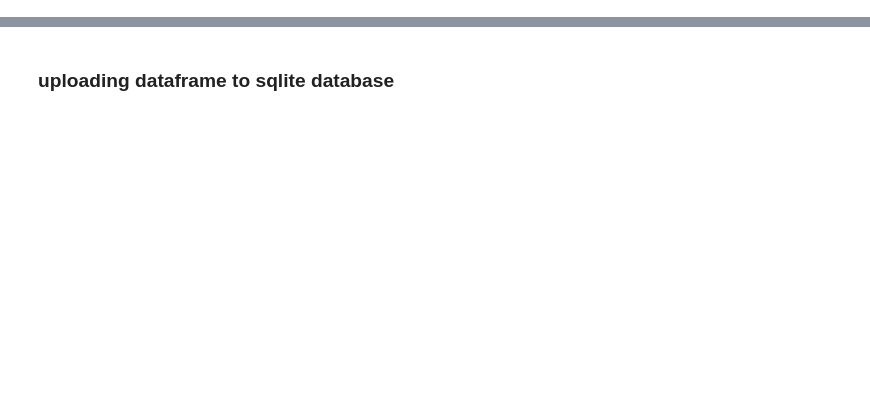
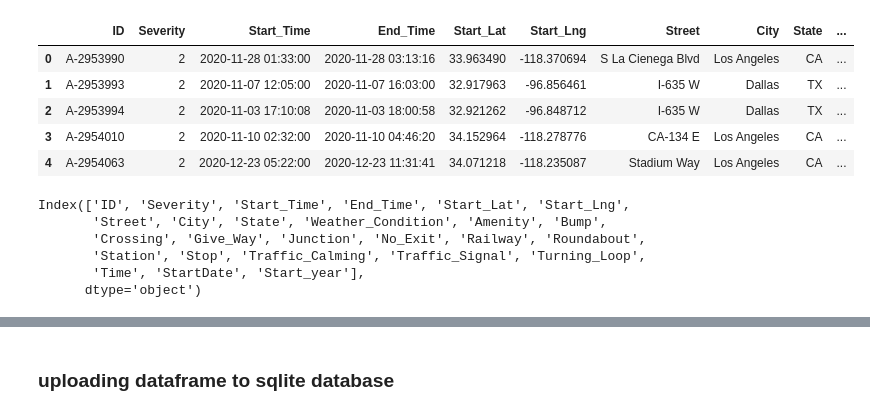
Before and after one commit to KeSavanh/US_accident_data_analysis, a Jupyter notebook: Cleaned_data.ipynb, the cells around one changed output, grey strips where cells are left out. Cells and saved outputs as stored; diff of their text form; code cells hidden in the pictures; blank space fills up the shorter version.

```diff
--- a/Cleaned_data.ipynb
+++ b/Cleaned_data.ipynb
@@ -34,3 +31,12 @@ memory usage: 5.0+ MB
+# %%
+Accidents_df.head()
+# %% [output]
+|  | ID | Severity | Start_Time | End_Time | Start_Lat | Start_Lng | Street | City | State | ... |
+| 0 | A-2953990 | 2 | 2020-11-28 01:33:00 | 2020-11-28 03:13:16 | 33.963490 | -118.370694 | S La Cienega Blvd | Los Angeles | CA | ... |
+| 1 | A-2953993 | 2 | 2020-11-07 12:05:00 | 2020-11-07 16:03:00 | 32.917963 | -96.856461 | I-635 W | Dallas | TX | ... |
+| 2 | A-2953994 | 2 | 2020-11-03 17:10:08 | 2020-11-03 18:00:58 | 32.921262 | -96.848712 | I-635 W | Dallas | TX | ... |
+| 3 | A-2954010 | 2 | 2020-11-10 02:32:00 | 2020-11-10 04:46:20 | 34.152964 | -118.278776 | CA-134 E | Los Angeles | CA | ... |
+| 4 | A-2954063 | 2 | 2020-12-23 05:22:00 | 2020-12-23 11:31:41 | 34.071218 | -118.235087 | Stadium Way | Los Angeles | CA | ... |
 # %%
 pd.set_option('display.max_columns', None)
 # %%
@@ -46,0 +51,9 @@ Accidents_df.rename(columns={"Unnamed: 0":"Accident_id",
+# %%
+Accidents_df.columns
+# %% [output]
+Index(['ID', 'Severity', 'Start_Time', 'End_Time', 'Start_Lat', 'Start_Lng',
+       'Street', 'City', 'State', 'Weather_Condition', 'Amenity', 'Bump',
+       'Crossing', 'Give_Way', 'Junction', 'No_Exit', 'Railway', 'Roundabout',
+       'Station', 'Stop', 'Traffic_Calming', 'Traffic_Signal', 'Turning_Loop',
+       'Time', 'StartDate', 'Start_year'],
+      dtype='object')
```
Also changed, not shown: parts of 40 cells of this notebook, 10 other files.
